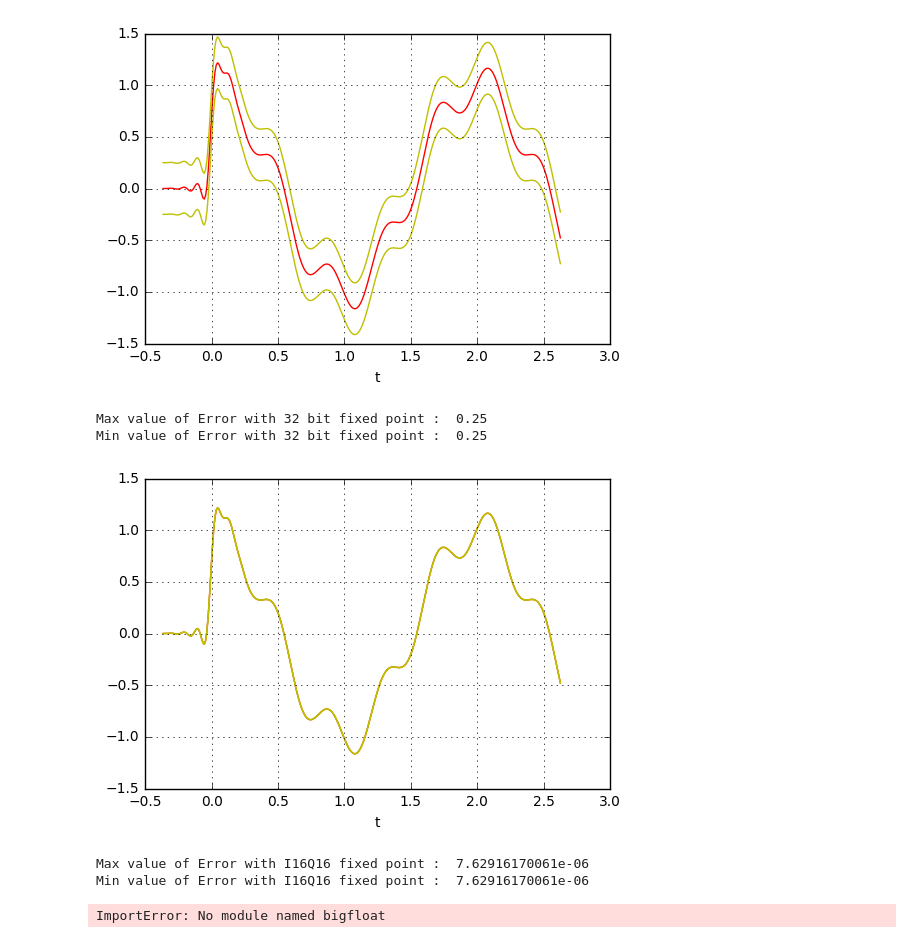
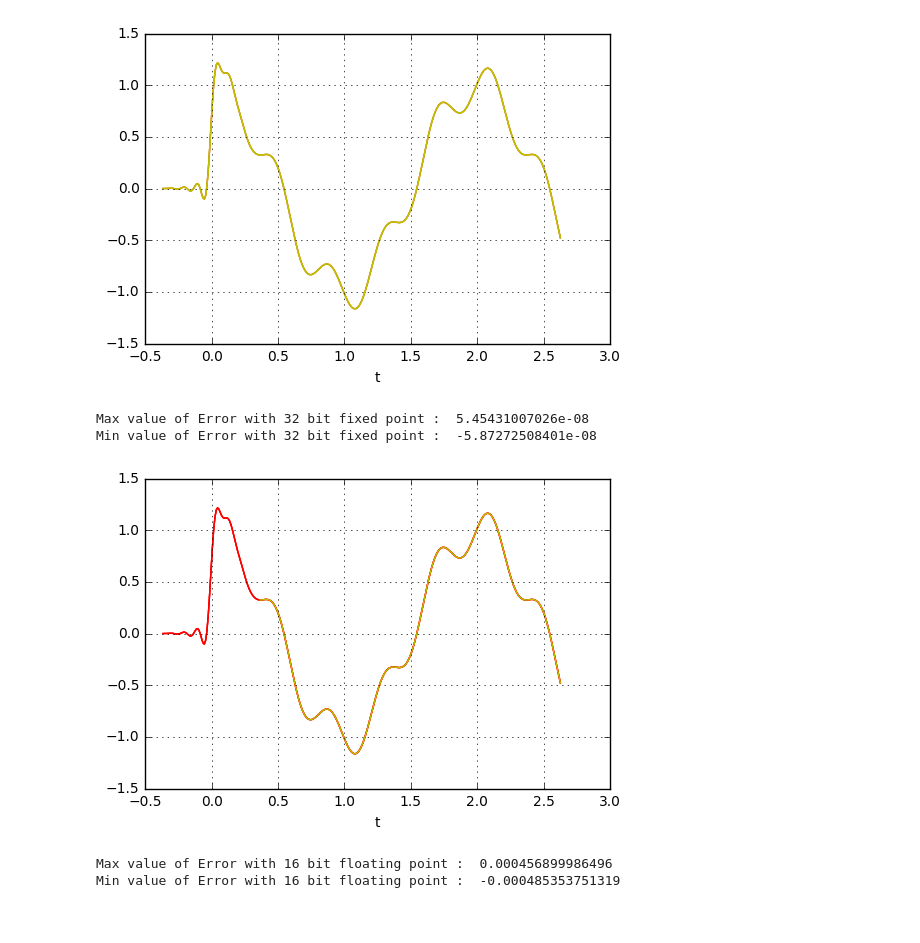
Before and after one commit to DanitaGnanaraj/Data_Centric_Arc, a Jupyter notebook: Filter_Run.ipynb, the cells around one changed output. Cells and saved outputs as stored; diff of their text form; code cells hidden in the pictures.

Commit message:
Floating Point

```diff
--- a/Filter_Run.ipynb
+++ b/Filter_Run.ipynb
@@ -24,19 +24,5 @@ x = cos(2*pi*0.5*t) + 0.2*sin(2*pi*2.5*t+0.1) + \
         0.2*sin(2*pi*15.3*t) + 0.1*sin(2*pi*16.7*t + 0.1) + \
             0.1*sin(2*pi*23.45*t+.8)
 
-family = FixedPoint.FXfamily(1)
-bit32xValues = np.array([])
-for val in x:
-    val = float(val)
-    F32x = FixedPoint.FXnum(val, family)
-    bit32xValues = np.append(bit32xValues,F32x)
-print bit32xValues[1]
-
-#I16Q16 format
-family = FixedPoint.FXfamily(16)
-bit16xValues = np.array([])
-for val in x:
-    val = float(val)
-    F16x = FixedPoint.FXnum(val, family)
-    bit16xValues = np.append(bit16xValues,F16x)
-print bit16xValues[1]
+bit32xValues = np.float32(x)
+bit16xValues = np.float16(x)
@@ -151,7 +134,7 @@ import itertools
 diff= np.array([])
 for val1,val2 in itertools.izip(x,x32):
     differenceInResult = val1-val2
-    differenceInResult = FixedPoint.FXnum(differenceInResult, FixedPoint.FXfamily(64))
+#    differenceInResult = FixedPoint.FXnum(differenceInResult, FixedPoint.FXfamily(64))
     floatvar = float(differenceInResult)
     diff = np.append(diff, floatvar)
 # %%
@@ -184,56 +167,50 @@ show()
 print "Max value of Error with 32 bit fixed point : ", max(diff)
 print "Min value of Error with 32 bit fixed point : ", min(diff)
 # %% [output]
-[figure, old version]
+[figure, new version]
-Max value of Error with 32 bit fixed point :  0.25
-Min value of Error with 32 bit fixed point :  0.25
+Max value of Error with 32 bit fixed point :  5.45431007026e-08
+Min value of Error with 32 bit fixed point :  -5.87272508401e-08
 # %%
 #Comparison of the errors with the two methods 16 bits and normal
 
 import matplotlib.pyplot as plt
 import itertools
-diff1= np.array([])
+diff= np.array([])
 for val1,val2 in itertools.izip(x,x16):
     differenceInResult = val1-val2
-    differenceInResult = FixedPoint.FXnum(differenceInResult, FixedPoint.FXfamily(32))
+#    differenceInResult = FixedPoint.FXnum(differenceInResult, FixedPoint.FXfamily(64))
     floatvar = float(differenceInResult)
     diff1 = np.append(diff1, floatvar)
 # %%
 #------------------------------------------------
 # Plot the original and filtered signals.
 #------------------------------------------------
 
 # The phase delay of the filtered signal.
 delay = 0.5 * (N-1) / sample_rate
 
 figure(3)
 # Plot the original signal.
 #plot(t, x)
 # Plot the filtered signal, shifted to compensate for the phase delay.
 plot(t-delay, filtered_x, 'r-')
 #plot(t-delay, filtered_x32, 'r-')
 # Plot just the "good" part of the filtered signal.  The first N-1
 # samples are "corrupted" by the initial conditions.
 #plot(t[N-1:]-delay, filtered_x[N-1:], 'g', linewidth=4)
-#plot(t[N-1:]-delay, filtered_x32[N-1:], 'y', linewidth=1)
-maxerror = filtered_x + diff1
-minerror = filtered_x - diff1
-plot(t-delay, maxerror, 'y-')
-plot(t-delay, minerror, 'y-')
+plot(t[N-1:]-delay, filtered_x16[N-1:], 'y', linewidth=1)
+#maxerror = filtered_x + diff1
+#minerror = filtered_x - diff1
+#plot(t-delay, maxerror, 'y-')
+#plot(t-delay, minerror, 'y-')
 xlabel('t')
 grid(True)
 
 show()
 
-print "Max value of Error with I16Q16 fixed point : ", max(diff1)
-print "Min value of Error with I16Q16 fixed point : ", min(diff1)
+print "Max value of Error with 16 bit floating point : ", max(diff1)
+print "Min value of Error with 16 bit floating point : ", min(diff1)
 # %% [output]
-[figure, old version]
+[figure, new version]
-Max value of Error with I16Q16 fixed point :  7.62916170061e-06
-Min value of Error with I16Q16 fixed point :  7.62916170061e-06
+Max value of Error with 16 bit floating point :  0.000456899986496
+Min value of Error with 16 bit floating point :  -0.000485353751319
-# %%
-# floating point data representation of x
-
-xtest = 1.381911656
-# %% [output]
-ImportError: No module named bigfloat
```
Also changed, not shown: parts of 2 cells of this notebook.
